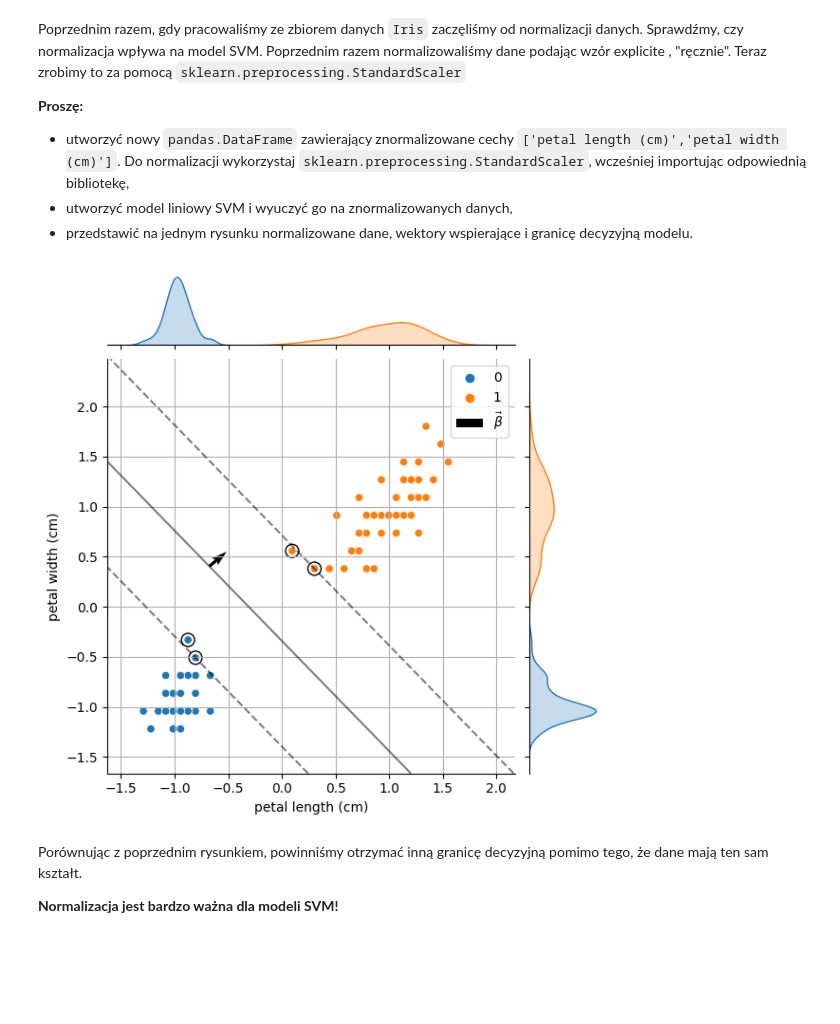
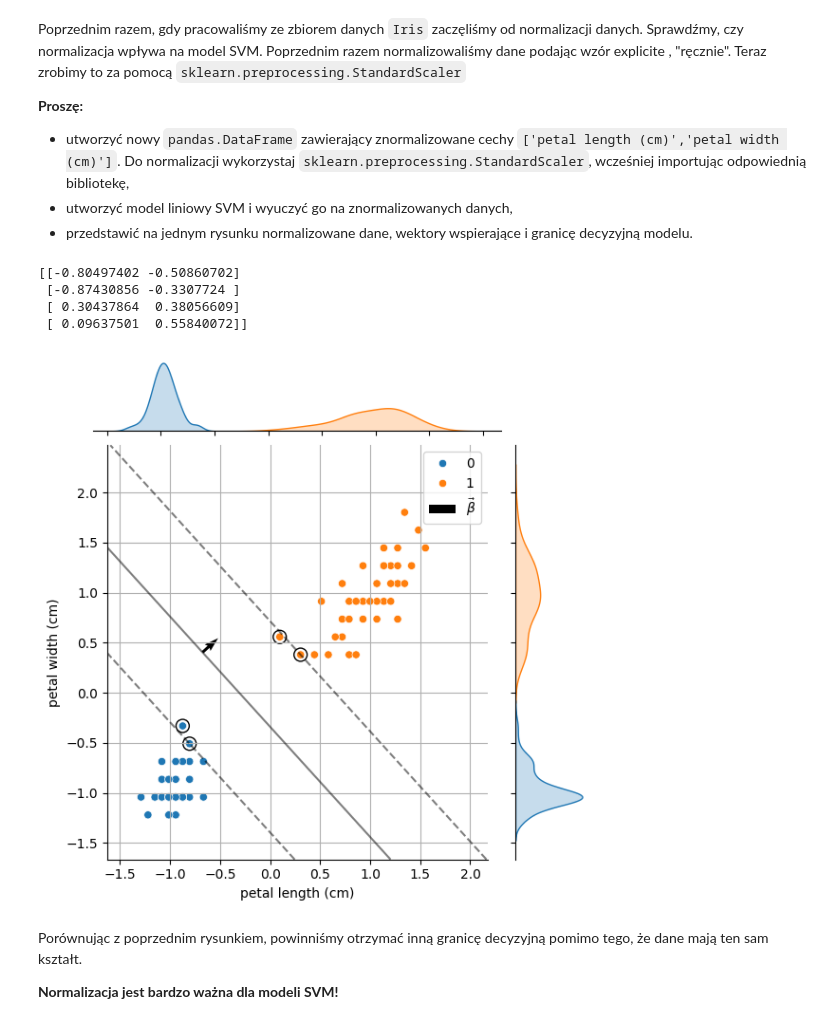
Before and after one commit to m-warda/ML2627, a Jupyter notebook: 07_SVM.ipynb, the cells around one changed output. Drawn from its saved outputs; the diff is of its cells as text; code cells hidden in the pictures; blank space fills up the shorter version.

```diff
--- a/07_SVM.ipynb
+++ b/07_SVM.ipynb
@@ -164,11 +185,24 @@ Poprzednim razem normalizowaliśmy dane podając wzór explicite , "ręcznie". T
 * utworzyć nowy `pandas.DataFrame` zawierający znormalizowane cechy `['petal length (cm)','petal width (cm)']`. Do normalizacji wykorzystaj `sklearn.preprocessing.StandardScaler`, wcześniej importując odpowiednią bibliotekę,
 * utworzyć model liniowy SVM i wyuczyć go na znormalizowanych danych,
 * przedstawić na jednym rysunku normalizowane dane, wektory wspierające i granicę decyzyjną modelu.
-# %%
-...
-pass
-# %% [output]
-[figure, removed]
+# %%
+scaler=preprocessing.StandardScaler(copy=False)
+norm=scaler.fit_transform(iris_df[iris_df["label"]<2][["petal length (cm)","petal width (cm)"]])
+df_norm=pd.DataFrame(norm,columns=["petal length (cm)","petal width (cm)"])
+df_norm['label']=iris_df[iris_df["label"]<2]['label']
+model_norm=SVC(kernel="linear")
+model_norm.fit(X=df_norm[["petal length (cm)","petal width (cm)"]],y=df_norm["label"])
+sv_norm=model_norm.support_vectors_
+print(sv_norm)
+ax_norm=sns.jointplot(x=df_norm['petal length (cm)'],y=df_norm['petal width (cm)'], hue=df_norm['label'])
+plot_support_vectors(sv_norm, ax_norm.ax_joint)
+plot_decision_function(model_norm,["petal length (cm)","petal width (cm)"],ax_norm.ax_joint)
+# %% [output]
+[[-0.80497402 -0.50860702]
+ [-0.87430856 -0.3307724 ]
+ [ 0.30437864  0.38056609]
+ [ 0.09637501  0.55840072]]
+[figure, added]
 # %% [markdown]
 Porównując z poprzednim rysunkiem, powinniśmy otrzymać inną granicę decyzyjną pomimo tego, że dane mają ten sam kształt.
 
```
Also changed, not shown: parts of 26 cells of this notebook.
